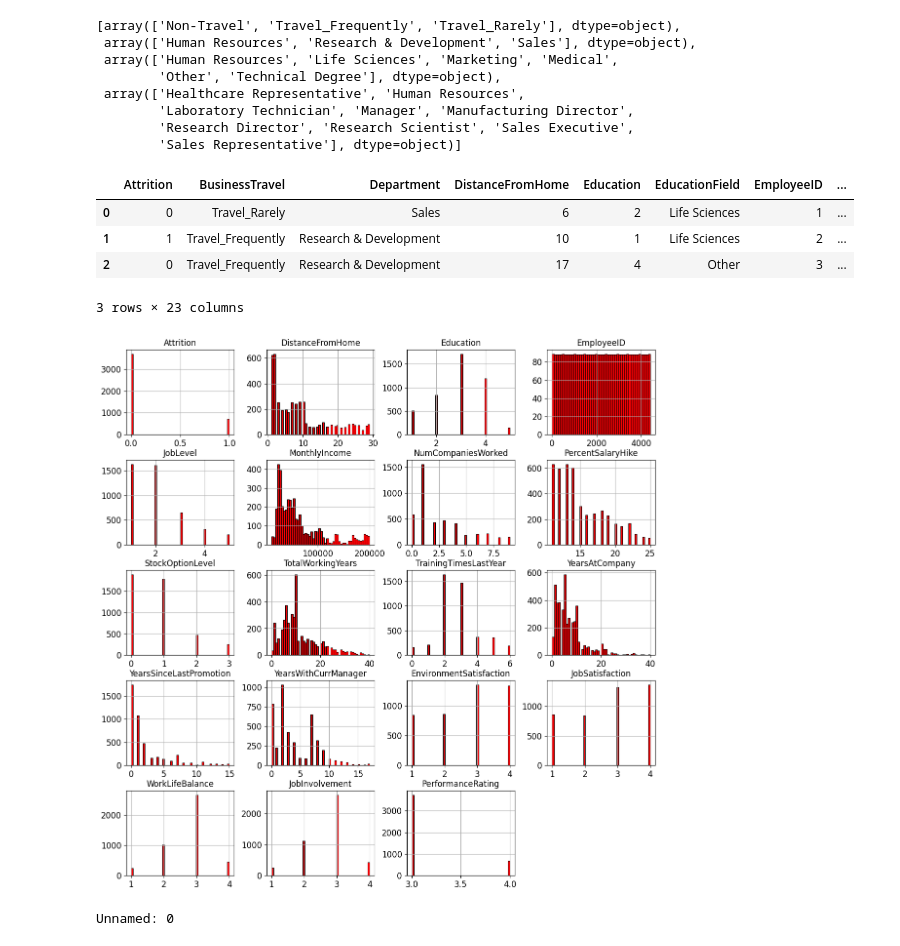
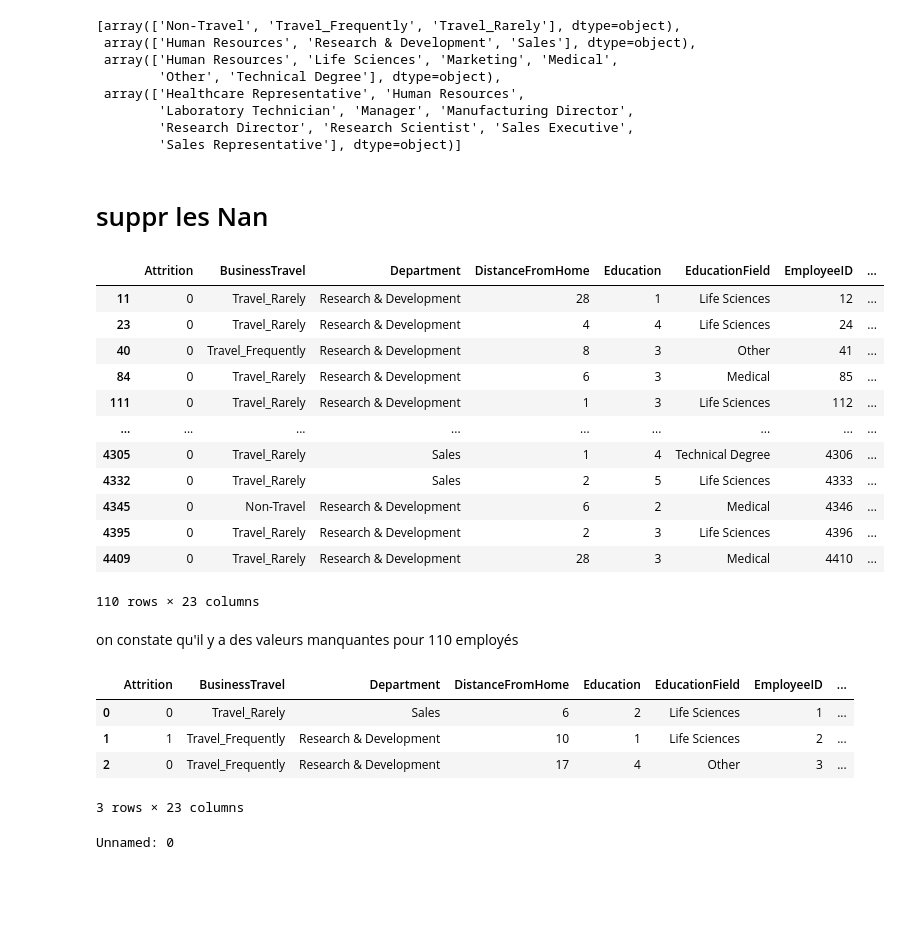
Before and after one commit to OscarPALISSOT/ML_Classifier_CESI_A4, a Jupyter notebook: notebook/Import_data.ipynb, the cells around one changed output. Cells and saved outputs as stored; diff of their text form; code cells hidden in the pictures; blank space fills up the shorter version.

```diff
--- a/notebook/Import_data.ipynb
+++ b/notebook/Import_data.ipynb
@@ -22,13 +22,11 @@ plt.rcParams['xtick.labelsize'] = 12
 plt.rcParams['ytick.labelsize'] = 12
 # %% [markdown]
 ### Create Dataframe
-# %%
-def load_data(fileName):
-    #csv_path = os.path.join(r'/Users/kenfetet/projects/A4/IA/Projet/Projet_AI_CESI_A4/data/', fileName)
-    #csv_path = os.path.join (r'C:\Users\Nico\OneDrive - Association Cesi Viacesi mail\1 - A4 - Informatique\2 - IA\2 - PROJET\Projet_AI_CESI_A4\data', fileName)
-    csv_path = os.path.join(r'C:\Users\oscar\OneDrive - Association Cesi Viacesi mail\cours\prosits\A4\ia\projet\data', fileName)
-    df = pd.read_csv(csv_path)
-    return df
+# %%
+def load_data(fileName):
+    csv_path = os.path.join('../data', fileName)
+    df = pd.read_csv(csv_path)
+    return df
 # %%
 employee_survey_data = load_data('employee_survey_data.csv')
 manager_survey_data = load_data('manager_survey_data.csv')
@@ -213,6 +211,27 @@ onehot_encoder.categories_ # affiche les catégories
         'Laboratory Technician', 'Manager', 'Manufacturing Director',
         'Research Director', 'Research Scientist', 'Sales Executive',
         'Sales Representative'], dtype=object)]
+# %% [markdown]
+# suppr les Nan
+# %%
+sample_incomplete_rows = Dataset[Dataset.isnull().any(axis=1)]
+sample_incomplete_rows
+# %% [output]
+|  | Attrition | BusinessTravel | Department | DistanceFromHome | Education | EducationField | EmployeeID | ... |
+| 11 | 0 | Travel_Rarely | Research & Development | 28 | 1 | Life Sciences | 12 | ... |
+| 23 | 0 | Travel_Rarely | Research & Development | 4 | 4 | Life Sciences | 24 | ... |
+| 40 | 0 | Travel_Frequently | Research & Development | 8 | 3 | Other | 41 | ... |
+| 84 | 0 | Travel_Rarely | Research & Development | 6 | 3 | Medical | 85 | ... |
+| 111 | 0 | Travel_Rarely | Research & Development | 1 | 3 | Life Sciences | 112 | ... |
+| ... | ... | ... | ... | ... | ... | ... | ... | ... |
+| 4305 | 0 | Travel_Rarely | Sales | 1 | 4 | Technical Degree | 4306 | ... |
+| 4332 | 0 | Travel_Rarely | Sales | 2 | 5 | Life Sciences | 4333 | ... |
+| 4345 | 0 | Non-Travel | Research & Development | 6 | 2 | Medical | 4346 | ... |
+| 4395 | 0 | Travel_Rarely | Research & Development | 2 | 3 | Life Sciences | 4396 | ... |
+| 4409 | 0 | Travel_Rarely | Research & Development | 28 | 3 | Medical | 4410 | ... |
+110 rows × 23 columns
+# %% [markdown]
+on constate qu'il y a des valeurs manquantes pour 110 employés
 # %%
 Dataset.head(3)
 # %% [output]
@@ -222,9 +241,7 @@ Dataset.head(3)
 | 2 | 0 | Travel_Frequently | Research & Development | 17 | 4 | Other | 3 | ... |
 3 rows × 23 columns
 # %%
-charts = Dataset.hist(facecolor = '#ff0005', edgecolor='#000000', linewidth=0.8, figsize=(14,14), bins=50)
+#charts = Dataset.hist(facecolor = '#ff0005', edgecolor='#000000', linewidth=0.8, figsize=(14,14), bins=50)
-# %% [output]
-[figure, removed]
 # %%
 #prepare time dataset
 import datetime as dt
```
Also changed, not shown: parts of 1 cell of this notebook.
